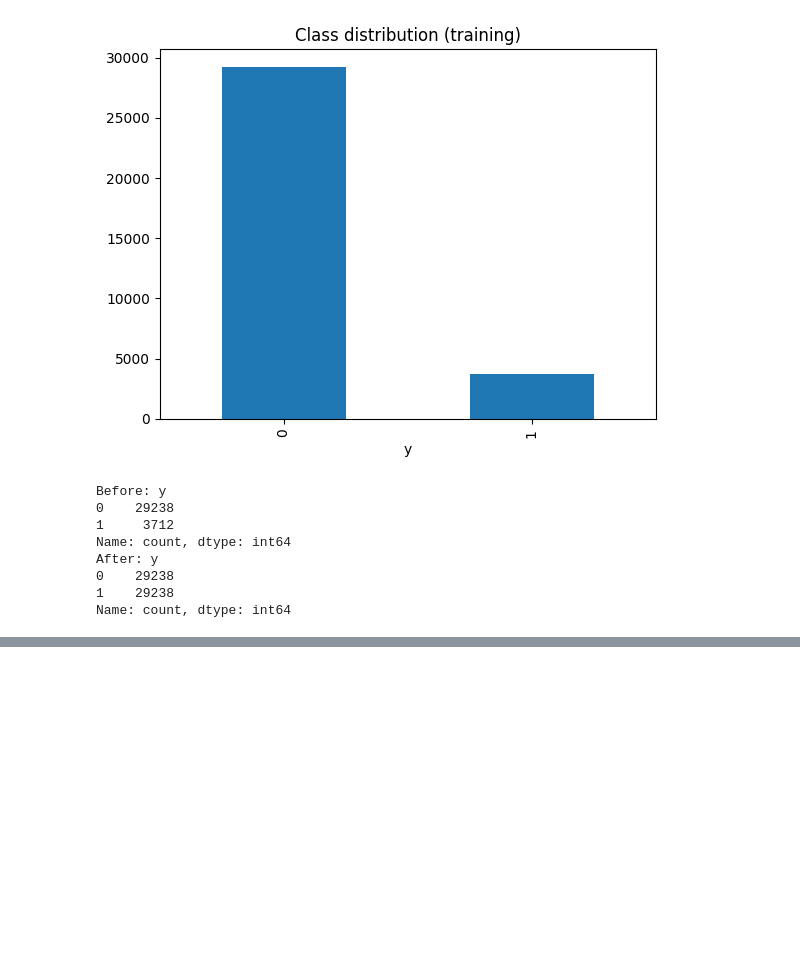
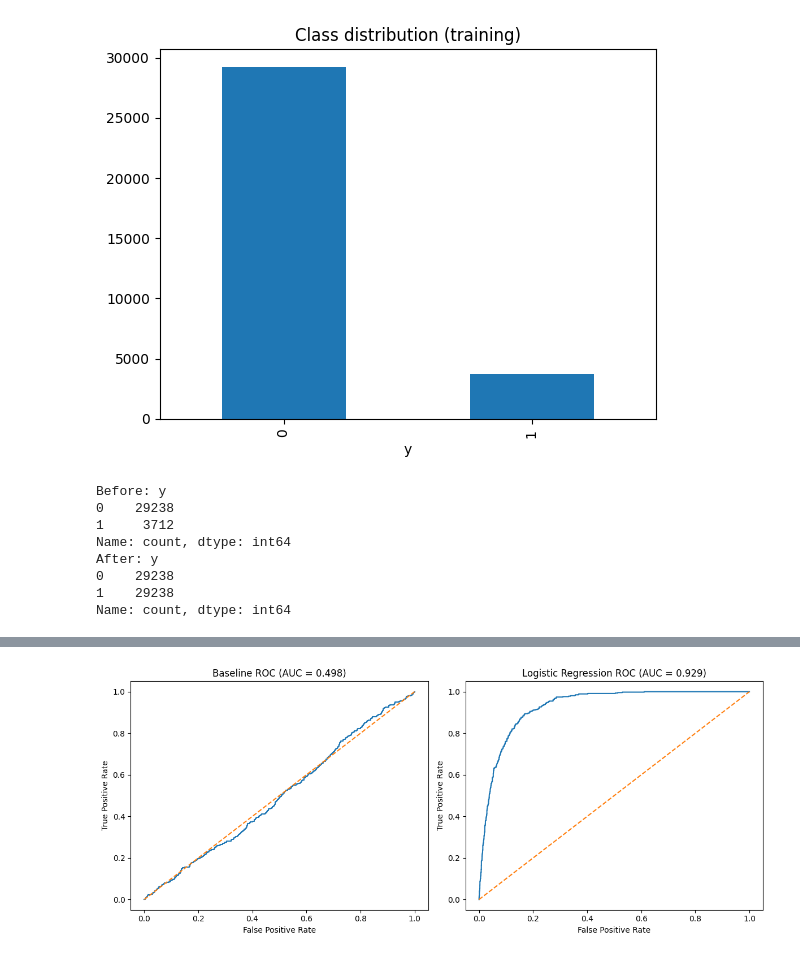
Before and after one commit to neerapatel5/ML-fundamentals-2026, a Jupyter notebook: assignment_1_neera_patel.ipynb, the cells around one changed output, grey strips where cells are left out. Drawn from its saved outputs; the diff is of its cells as text; code cells hidden in the pictures; blank space fills up the shorter version.

```diff
--- a/assignment_1_neera_patel.ipynb
+++ b/assignment_1_neera_patel.ipynb
@@ -488,0 +605,37 @@ If I conducted resampling before splitting the dataset, synthetic or duplicated
+# %%
+from sklearn.metrics import roc_curve, roc_auc_score
+import matplotlib.pyplot as plt
+import numpy as np
+
+# logistic regression probabilities
+y_val_prob = model.predict_proba(X_val_scaled)[:,1]
+
+# ROC for logistic regression
+fpr_lr, tpr_lr, _ = roc_curve(y_val, y_val_prob)
+auc_lr = roc_auc_score(y_val, y_val_prob)
+
+# baseline (random guessing)
+random_probs = np.random.uniform(0,1,len(y_val))
+fpr_base, tpr_base, _ = roc_curve(y_val, random_probs)
+auc_base = roc_auc_score(y_val, random_probs)
+
+fig, axes = plt.subplots(1,2, figsize=(12,5))
+
+# baseline
+axes[0].plot(fpr_base, tpr_base)
+axes[0].plot([0,1],[0,1],'--')
+axes[0].set_title(f"Baseline ROC (AUC = {auc_base:.3f})")
+axes[0].set_xlabel("False Positive Rate")
+axes[0].set_ylabel("True Positive Rate")
+
+# logistic regression
+axes[1].plot(fpr_lr, tpr_lr)
+axes[1].plot([0,1],[0,1],'--')
+axes[1].set_title(f"Logistic Regression ROC (AUC = {auc_lr:.3f})")
+axes[1].set_xlabel("False Positive Rate")
+axes[1].set_ylabel("True Positive Rate")
+
+plt.tight_layout()
+plt.show()
+# %% [output]
+[figure, added]
```
Also changed, not shown: parts of 18 cells of this notebook.
